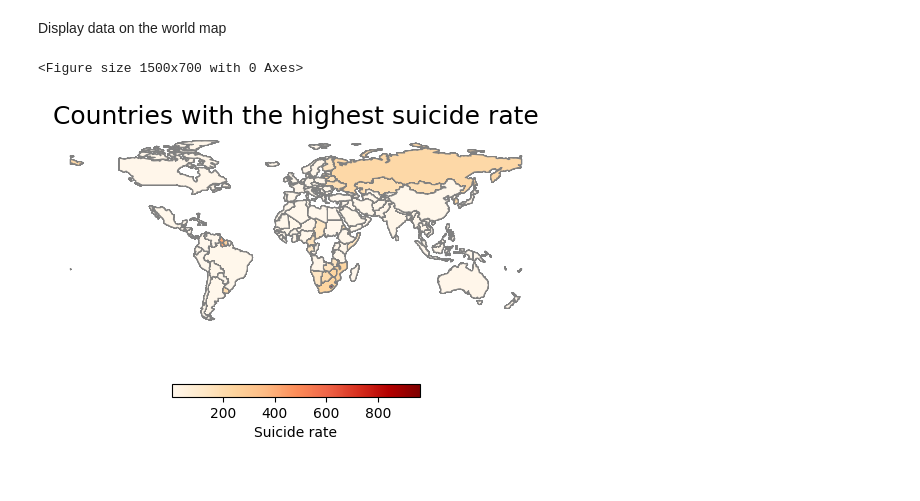
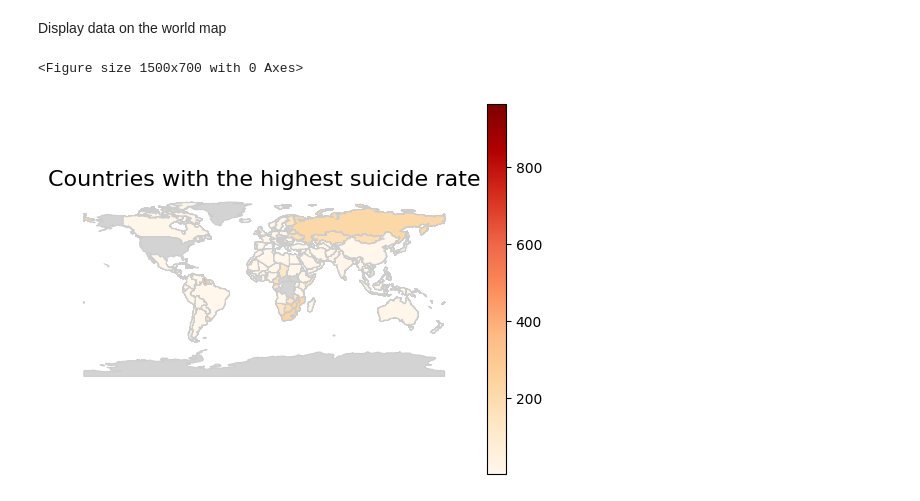
Before and after one commit to godoistvan/bevadat, a Jupyter notebook: suicidedata.ipynb, the cells around one changed output. Saved outputs shown, nothing was run; the diff lists cells and outputs as text; code cells hidden in the pictures.

Commit message:
Altered the code so the countries with missing information are still present on the map

```diff
--- a/suicidedata.ipynb
+++ b/suicidedata.ipynb
@@ -84,15 +84,16 @@ plt.show()
 # %% [markdown]
 Display data on the world map
 # %%
+
 world = gpd.read_file(gpd.datasets.get_path('naturalearth_lowres'))
 
-world = world.merge(data, left_on='name', right_on='Entity')
+world = world.merge(data, left_on='name', right_on='Entity', how='left')
 
 plt.figure(figsize=(15, 7))
-world.plot(column='rate', cmap='OrRd', legend=True, linewidth=0.8, edgecolor='0.5', legend_kwds={'label': "Suicide rate", 'orientation': "horizontal", 'shrink': 0.5})
-plt.title('Countries with the highest suicide rate', fontsize=18)
+world.plot(column='rate', cmap='OrRd', legend=True, linewidth=0.8, edgecolor='0.8', missing_kwds={'color': 'lightgrey'})
+plt.title('Countries with the highest suicide rate', fontsize=16)
 plt.axis('off')
 plt.show()
 # %% [output]
 <Figure size 1500x700 with 0 Axes>
-[figure, old version]
+[figure, new version]
```
